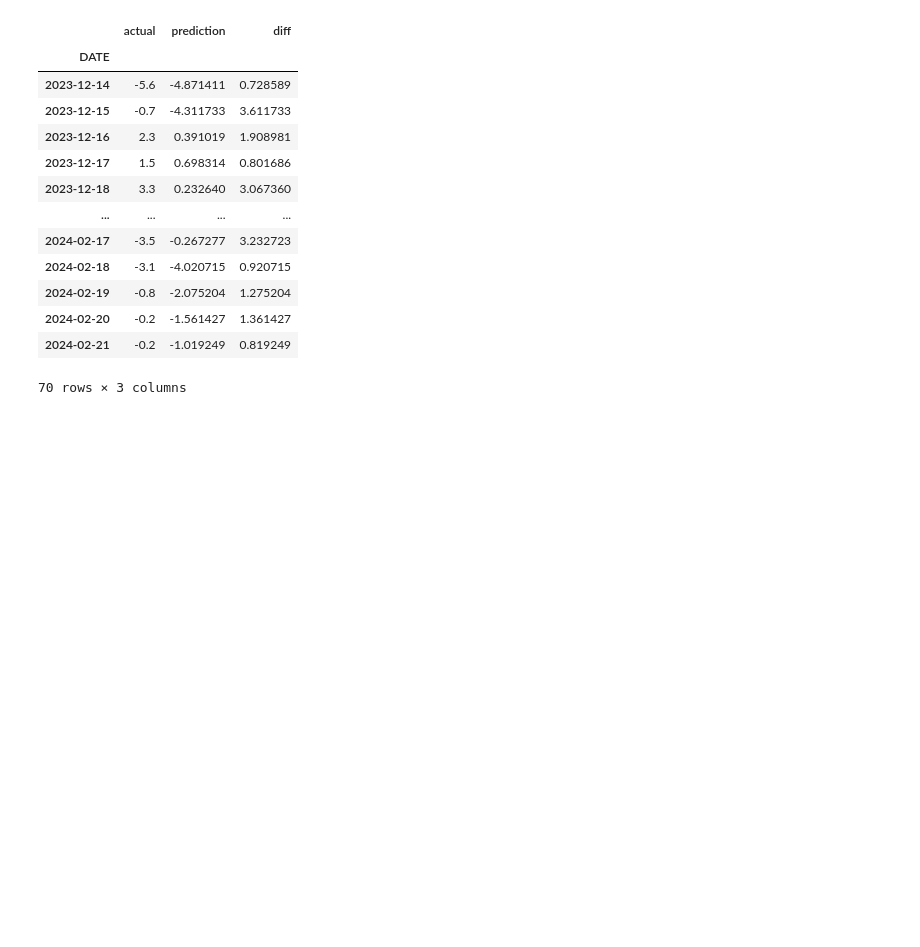
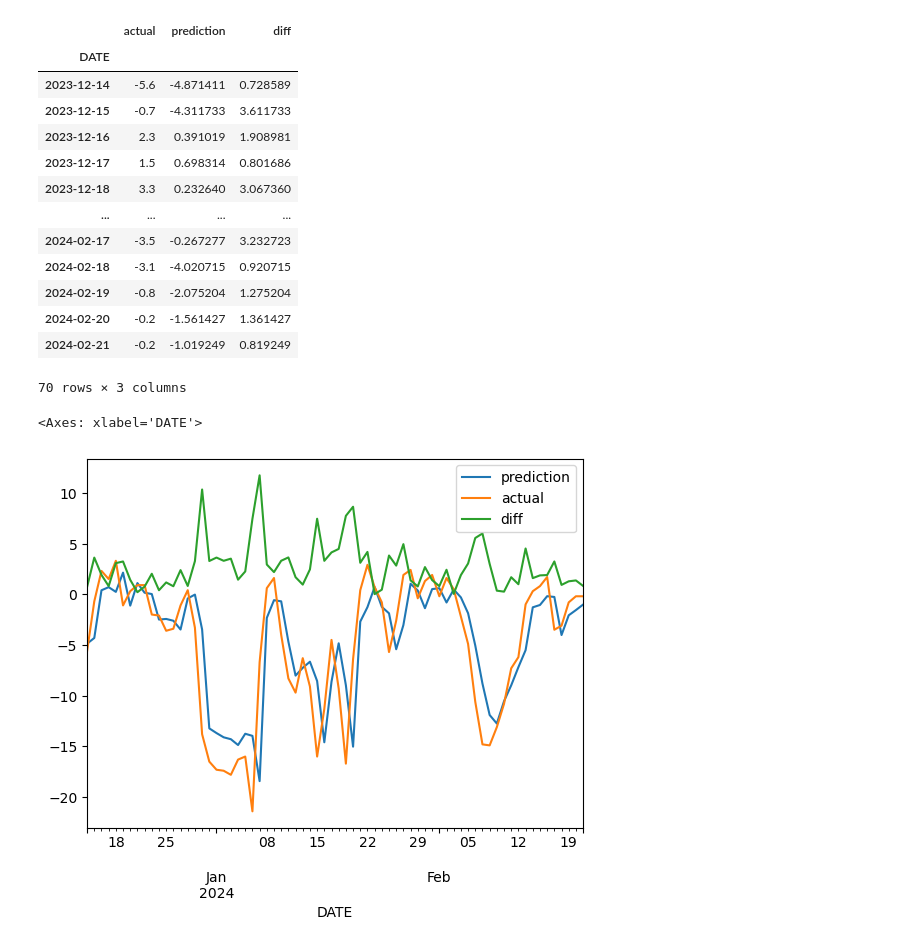
Before and after one commit to rehabaam/temperature_prediction, a Jupyter notebook: predict.ipynb, the cells around one changed output. Drawn from its saved outputs; the diff is of its cells as text; code cells hidden in the pictures; blank space fills up the shorter version.

Commit message:
chore(prediction): plotting the data in a graph

```diff
--- a/predict.ipynb
+++ b/predict.ipynb
@@ -322,3 +317,11 @@ predictions
 | 2024-02-20 | -0.2 | -1.561427 | 1.361427 |
 | 2024-02-21 | -0.2 | -1.019249 | 0.819249 |
 70 rows × 3 columns
+# %%
+# plot average temperature for exercise
+predictions["prediction"].plot(legend=True)
+predictions["actual"].plot(legend=True)
+predictions["diff"].plot(legend=True)
+# %% [output]
+<Axes: xlabel='DATE'>
+[figure, added]
```
Also changed, not shown: parts of 1 cell of this notebook.
